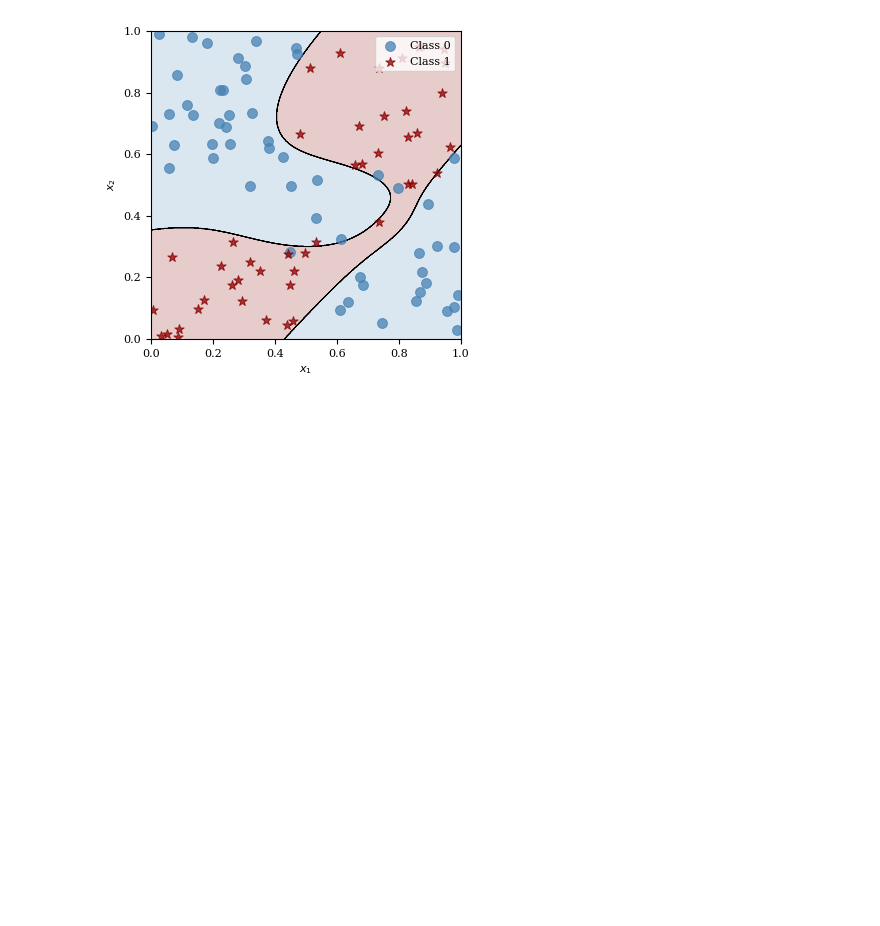
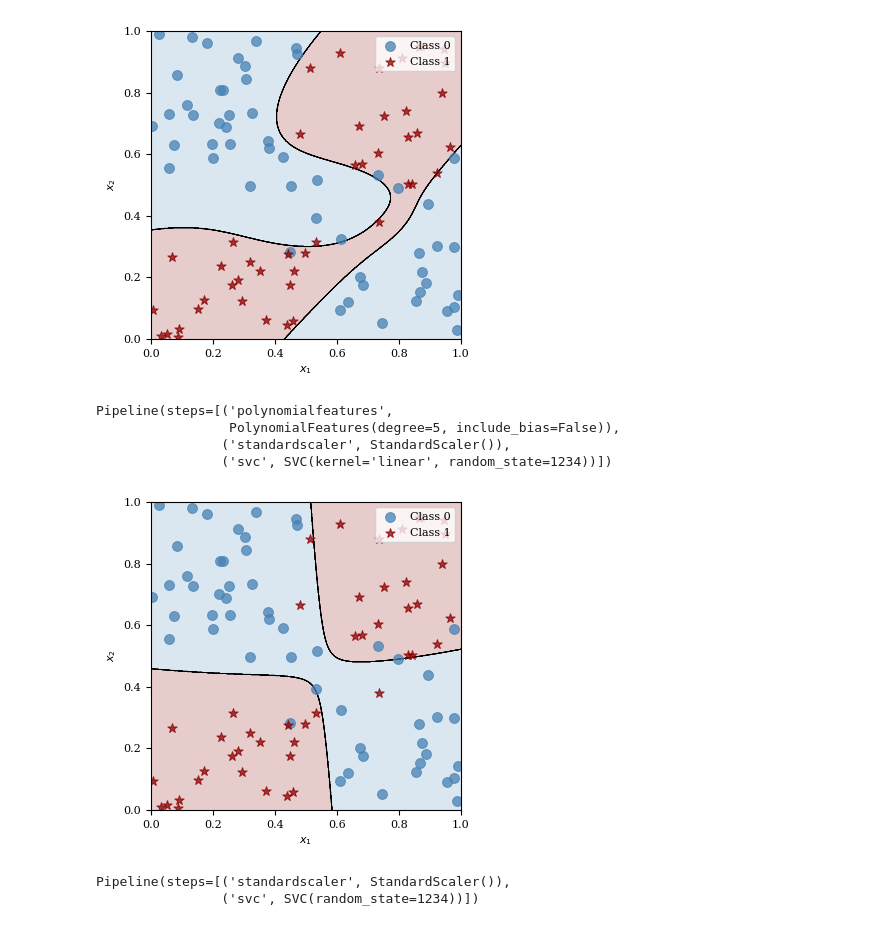
Before and after one commit to richardfoltyn/FIE463-V25, a Jupyter notebook: lectures/lecture12/lecture12.ipynb, the cells around one changed output. Drawn from its saved outputs; the diff is of its cells as text; code cells hidden in the pictures; blank space fills up the shorter version.

```diff
--- a/lectures/lecture12/lecture12.ipynb
+++ b/lectures/lecture12/lecture12.ipynb
@@ -865,3 +917,24 @@ ax = plot_classes(x1, x2, y)
 plot_decision_boundary(ax, xvalues, pipe)
 # %% [output]
 [figure]
+# %%
+from sklearn.svm import SVC
+
+# Create pipeline with polynomial features and SVM
+pipe_svm = make_pipeline(
+    PolynomialFeatures(degree=degree, include_bias=False),
+    StandardScaler(),
+    SVC(kernel='linear', C=1.0, random_state=1234)
+)
+# %%
+pipe_svm.fit(X, y)
+# %% [output]
+Pipeline(steps=[('polynomialfeatures',
+                 PolynomialFeatures(degree=5, include_bias=False)),
+                ('standardscaler', StandardScaler()),
+                ('svc', SVC(kernel='linear', random_state=1234))])
+# %%
+ax = plot_classes(x1, x2, y)
+plot_decision_boundary(ax, xvalues, pipe_svm)
+# %% [output]
+[figure, added]
@@ -867,0 +946,5 @@ plot_decision_boundary(ax, xvalues, pipe)
+# %%
+pipe_svm_rbf.fit(X, y)
+# %% [output]
+Pipeline(steps=[('standardscaler', StandardScaler()),
+                ('svc', SVC(random_state=1234))])
```
Also changed, not shown: parts of 19 cells of this notebook.
